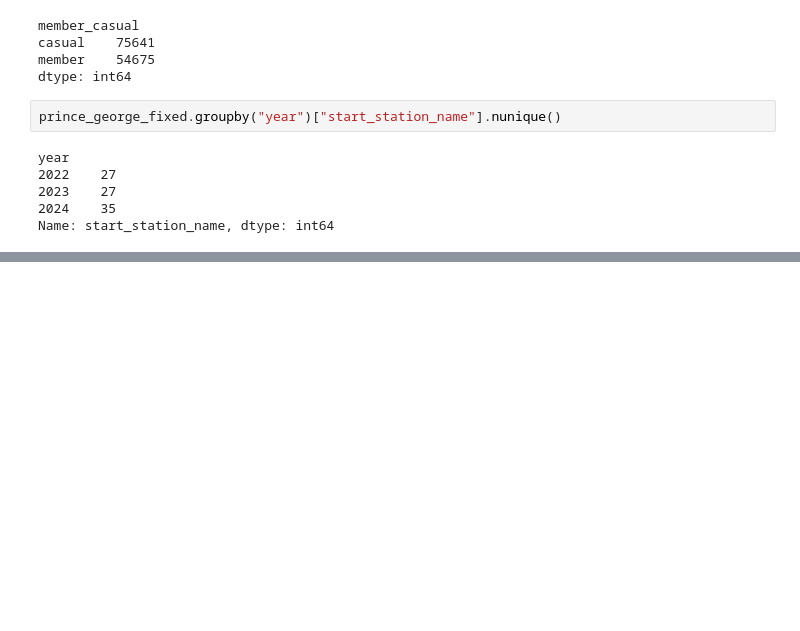
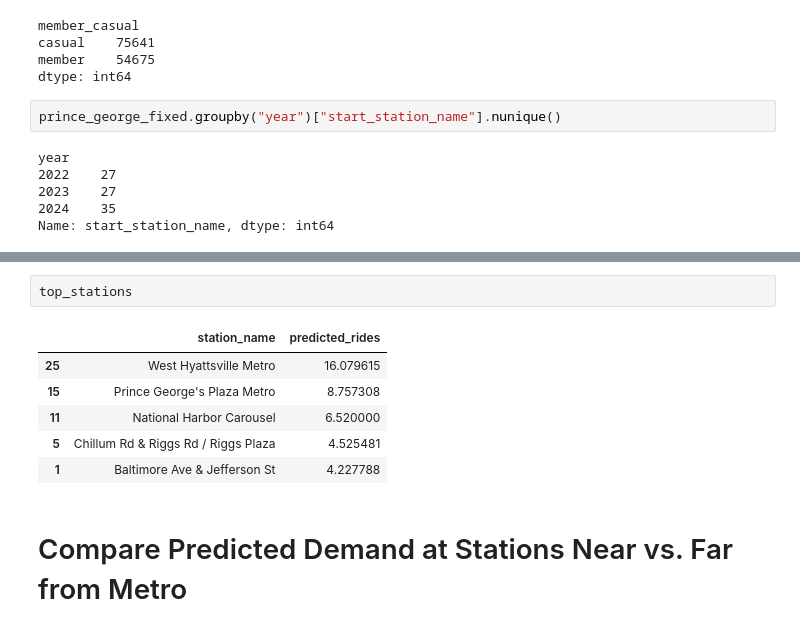
Before and after one commit to pabs-llama/projects, a Jupyter notebook: project_3_ capitalbikeshare/linear_regression_pg.ipynb, the cells around one changed output, grey strips where cells are left out. Drawn from its saved outputs; the diff is of its cells as text; blank space fills up the shorter version.

```diff
--- a/project_3_ capitalbikeshare/linear_regression_pg.ipynb
+++ b/project_3_ capitalbikeshare/linear_regression_pg.ipynb
@@ -1436,0 +1630,11 @@ Name: start_station_name, dtype: int64
+# %%
+top_stations
+# %% [output]
+|  | station_name | predicted_rides |
+| 25 | West Hyattsville Metro | 16.079615 |
+| 15 | Prince George's Plaza Metro | 8.757308 |
+| 11 | National Harbor Carousel | 6.520000 |
+| 5 | Chillum Rd & Riggs Rd / Riggs Plaza | 4.525481 |
+| 1 | Baltimore Ave & Jefferson St | 4.227788 |
+# %% [markdown]
+# Compare Predicted Demand at Stations Near vs. Far from Metro
```
Also changed, not shown: parts of 32 cells of this notebook, 1 other file.
